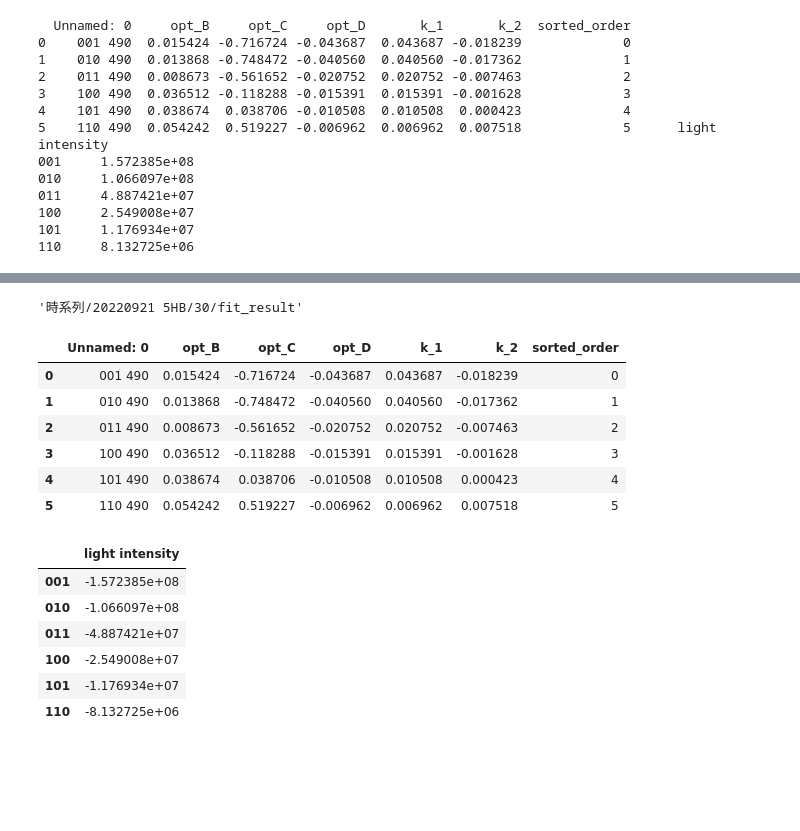
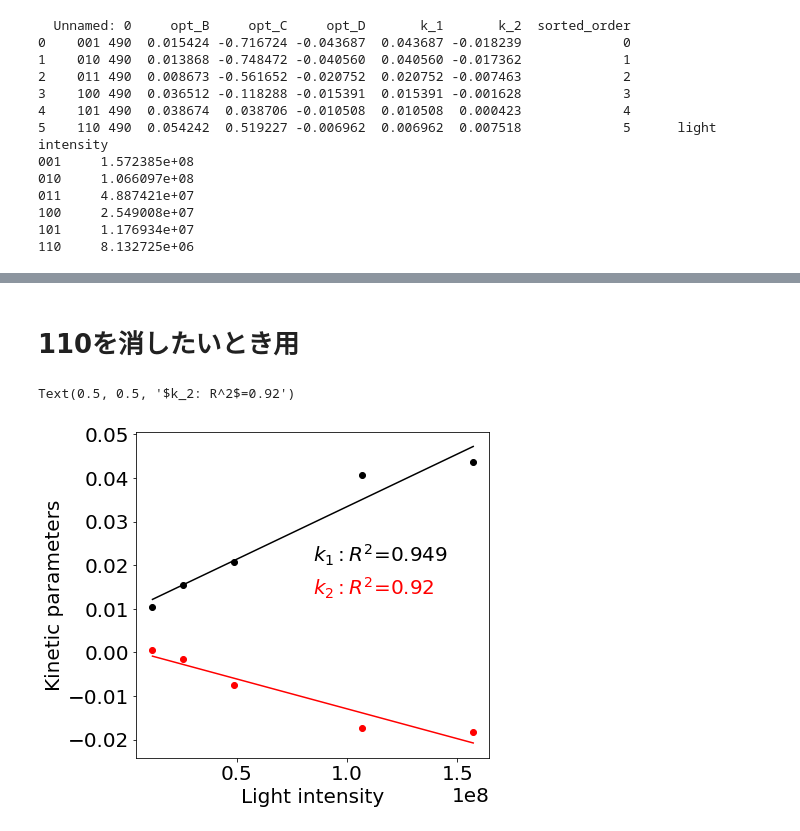
Before and after one commit to ryo0504/hjlab-decay-curve, a Jupyter notebook: src/light_intensity.ipynb, the cells around one changed output, grey strips where cells are left out. Saved outputs shown, nothing was run; the diff lists cells and outputs as text; code cells hidden in the pictures; blank space fills up the shorter version.

```diff
--- a/src/light_intensity.ipynb
+++ b/src/light_intensity.ipynb
@@ -104,14 +157,55 @@ fig.subplots_adjust(left=0.2)
+# %% [markdown]
+# 110を消したいとき用
 # %%
-fit_data_dir
+# 110を消したいとき
+
+df_fit_data["light intensity"] = result_df["light intensity"].values
+df_fit_data = df_fit_data.drop(5, axis=0)
+x = df_fit_data["light intensity"]
+y_1 = df_fit_data["k_1"]
+y_2 = df_fit_data["k_2"]
+
+plt.rcParams["font.family"] = "sans-serif"
+plt.rcParams["font.size"] = 20
+fig, ax = plt.subplots(1, 1, figsize=(7, 6))
+ax.set_xlabel('Light intensity')
+ax.set_ylabel('Kinetic parameters')
+fig.subplots_adjust(left=0.2)
+ax.plot(x, y_1, "o", color="black", lw='1')
+ax.plot(x, y_2, "o", color="red", lw='1')
+
+def func(x, a, b):
+    f = a*x + b
+    return f
+
+# k1のフィット
+popt_1, pcov_1 = curve_fit(func,x,y_1)
+
+residuals_1 =  y_1 - func(x, popt_1[0],popt_1[1])
+rss_1 = np.sum(residuals_1**2)#residual sum of squares = rss
+tss_1 = np.sum((y_1-np.mean(y_1))**2)#total sum of squares = tss
+r_squared_1 = 1 - (rss_1 / tss_1)
+ax.plot(x,func(x, popt_1[0],popt_1[1]),'-', color="black")
+
+ax.annotate("$k_1: R^2$="+str(np.round(r_squared_1,3)), xy=(0.5, 0.6), xycoords='axes fraction')
+
+# kt1, kp1の算出　光強度10^8のとき
+k_t1 = popt_1[1]
+k_p1 = func(10**8, popt_1[0],popt_1[1])
+
+# k2のフィット
+popt_2, pcov_2 = curve_fit(func,x,y_2)
+
+residuals_2 =  y_2 - func(x, popt_2[0],popt_2[1])
+rss_2 = np.sum(residuals_2**2)#residual sum of squares = rss
+tss_2 = np.sum((y_2-np.mean(y_2))**2)#total sum of squares = tss
+r_squared_2 = 1 - (rss_2 / tss_2)
+ax.plot(x,func(x, popt_2[0],popt_2[1]),'-', color="red")
+ax.annotate("$k_2: R^2$="+str(np.round(r_squared_2,3)), xy=(0.5, 0.5), xycoords='axes fraction', color='red')
+
+# kt2, kp2の算出　光強度10^8のとき
+k_t2 = popt_2[1]
+k_p2 = func(10**8, popt_1[0],popt_2[1])
 # %% [output]
-'時系列/20220921 5HB/30/fit_result'
+Text(0.5, 0.5, '$k_2: R^2$=0.92')
+[figure, added]
-# %%
-df_fit_data
-# %% [output]
-|  | Unnamed: 0 | opt_B | opt_C | opt_D | k_1 | k_2 | sorted_order |
-| 0 | 001 490 | 0.015424 | -0.716724 | -0.043687 | 0.043687 | -0.018239 | 0 |
-| 1 | 010 490 | 0.013868 | -0.748472 | -0.040560 | 0.040560 | -0.017362 | 1 |
-| 2 | 011 490 | 0.008673 | -0.561652 | -0.020752 | 0.020752 | -0.007463 | 2 |
-| 3 | 100 490 | 0.036512 | -0.118288 | -0.015391 | 0.015391 | -0.001628 | 3 |
-| 4 | 101 490 | 0.038674 | 0.038706 | -0.010508 | 0.010508 | 0.000423 | 4 |
-| 5 | 110 490 | 0.054242 | 0.519227 | -0.006962 | 0.006962 | 0.007518 | 5 |
@@ -122,10 +211,0 @@ result_df = result_df.rename(
-# %%
-result_df.sort_values("light intensity")
-# %% [output]
-|  | light intensity |
-| 001 | -1.572385e+08 |
-| 010 | -1.066097e+08 |
-| 011 | -4.887421e+07 |
-| 100 | -2.549008e+07 |
-| 101 | -1.176934e+07 |
-| 110 | -8.132725e+06 |
```
Also changed, not shown: parts of 8 cells of this notebook, 1 other file.
